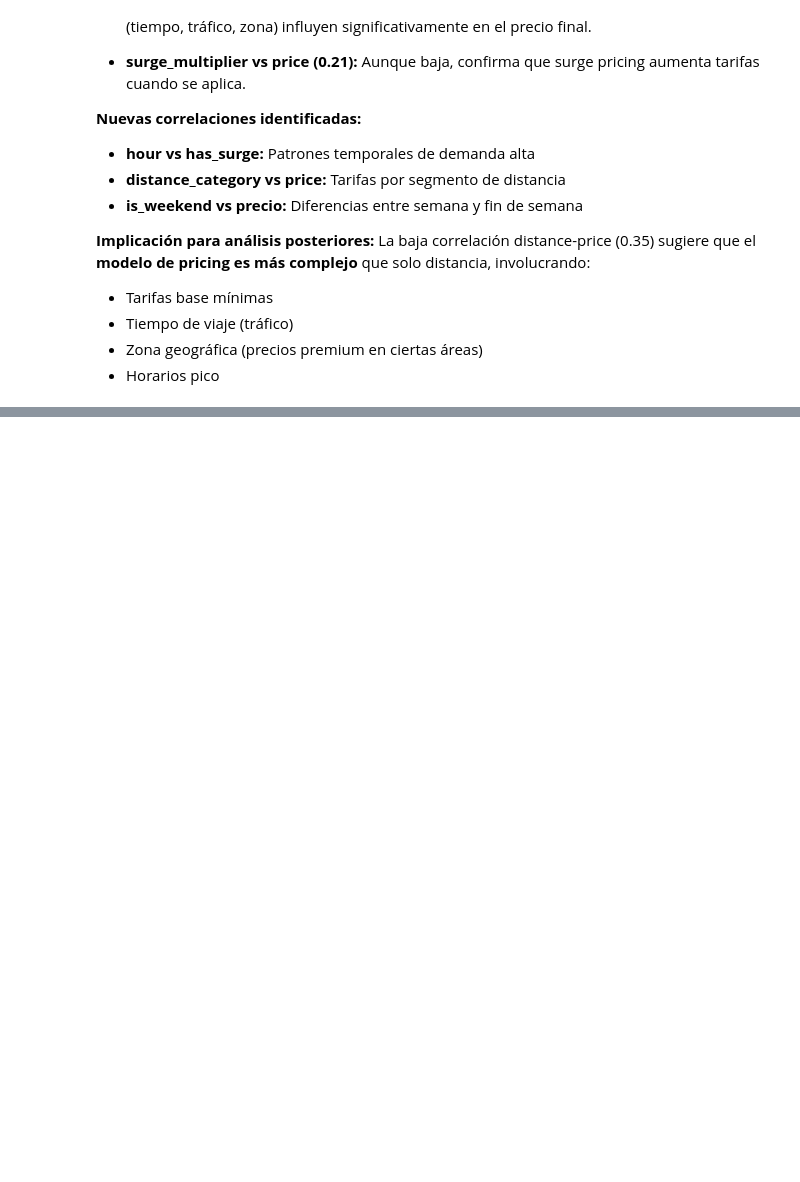
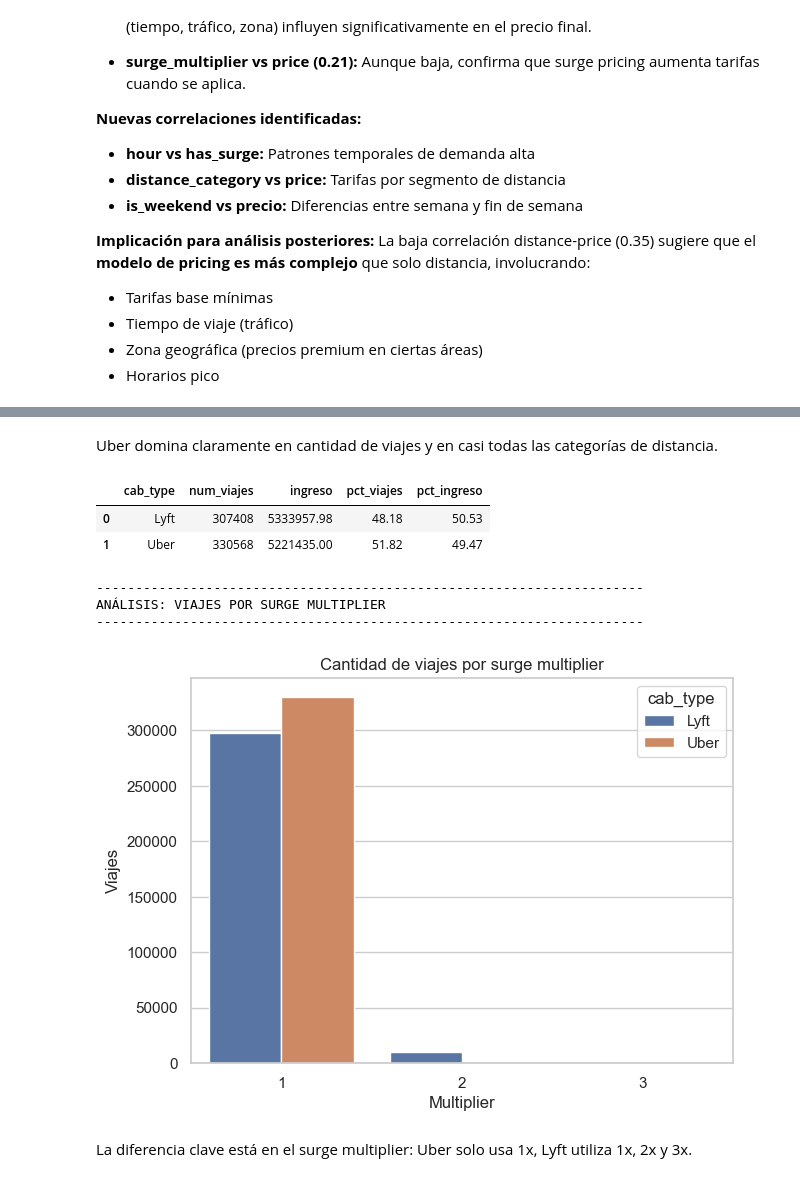
Before and after one commit to paulzamm/ride-fare, a Jupyter notebook: src/main.ipynb, the cells around one changed output, grey strips where cells are left out. Drawn from its saved outputs; the diff is of its cells as text; code cells hidden in the pictures; blank space fills up the shorter version.

```diff
--- a/src/main.ipynb
+++ b/src/main.ipynb
@@ -514,0 +553,36 @@ La baja correlación distance-price (0.35) sugiere que el **modelo de pricing es
+# %% [markdown]
+Uber domina claramente en cantidad de viajes y en casi todas las categorías de distancia.
+# %%
+#Resumen
+
+summary = rides_clean.groupby("cab_type").agg(
+    num_viajes=('price',"count"),
+    ingreso=("price",'sum')
+).reset_index()
+
+summary['pct_viajes'] = round(summary['num_viajes'] / summary['num_viajes'].sum() * 100, 2)
+summary['pct_ingreso'] = round(summary['ingreso'] / summary['ingreso'].sum() * 100, 2)
+
+summary
+# %% [output]
+|  | cab_type | num_viajes | ingreso | pct_viajes | pct_ingreso |
+| 0 | Lyft | 307408 | 5333957.98 | 48.18 | 50.53 |
+| 1 | Uber | 330568 | 5221435.00 | 51.82 | 49.47 |
+# %%
+print("-"*70)
+print("ANÁLISIS: VIAJES POR SURGE MULTIPLIER")
+print("-"*70)
+
+plt.figure(figsize=(7,5))
+sns.countplot(data=rides_clean, x='surge_multiplier', hue='cab_type')
+plt.title("Cantidad de viajes por surge multiplier")
+plt.xlabel("Multiplier")
+plt.ylabel("Viajes")
+plt.show()
+# %% [output]
+----------------------------------------------------------------------
+ANÁLISIS: VIAJES POR SURGE MULTIPLIER
+----------------------------------------------------------------------
+[figure, added]
+# %% [markdown]
+La diferencia clave está en el surge multiplier: Uber solo usa 1x, Lyft utiliza 1x, 2x y 3x.
```
Also changed, not shown: parts of 13 cells of this notebook, 8 other files.
